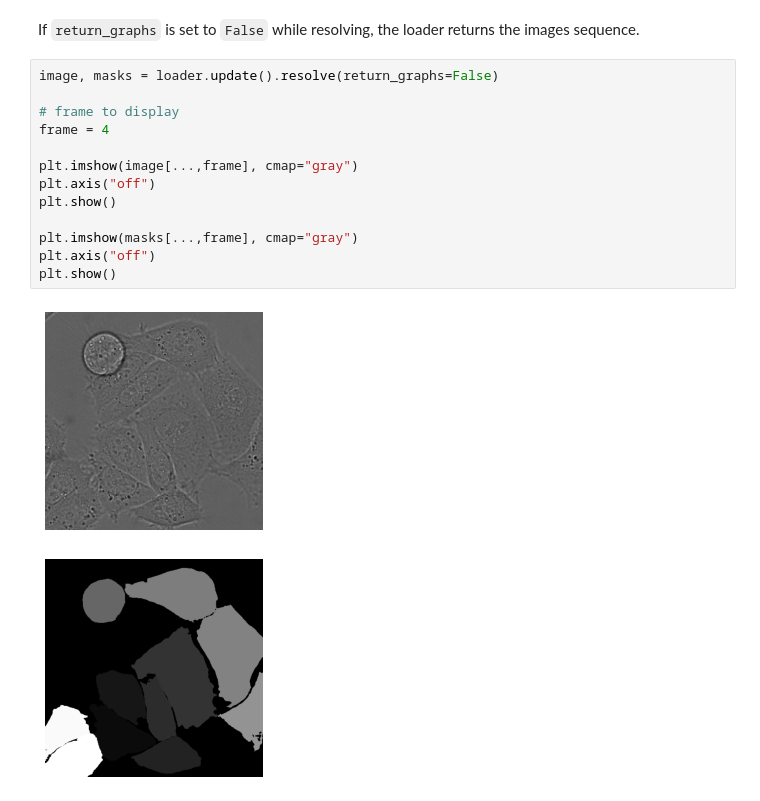
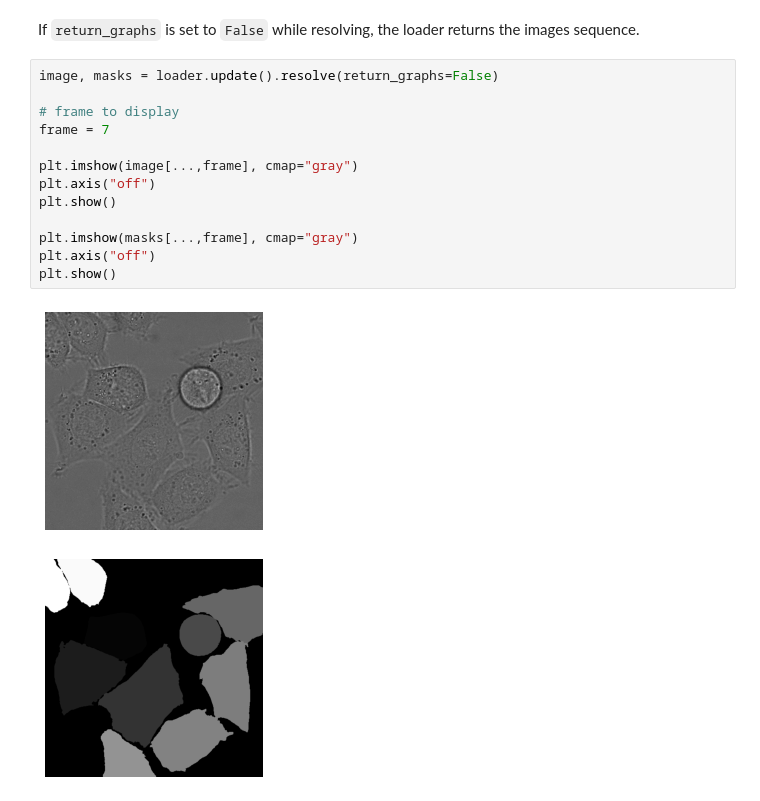
Before and after one commit to Santhosh-Shivan/Particle_linking, a Jupyter notebook: examples/graph_example.ipynb, the cells around one changed output. Saved outputs shown, nothing was run; the diff lists cells and outputs as text.

```diff
--- a/examples/graph_example.ipynb
+++ b/examples/graph_example.ipynb
@@ -73,16 +73,16 @@ If `return_graphs` is set to `False` while resolving, the loader returns the ima
 # %%
 image, masks = loader.update().resolve(return_graphs=False)
 
 # frame to display
-frame = 4
+frame = 7
 
 plt.imshow(image[...,frame], cmap="gray")
 plt.axis("off")
 plt.show()
 
 plt.imshow(masks[...,frame], cmap="gray")
 plt.axis("off")
 plt.show()
 # %% [output]
-[figure, old version]
+[figure, new version]
-[figure, old version]
+[figure, new version]
```
Also changed, not shown: parts of 1 cell of this notebook.
